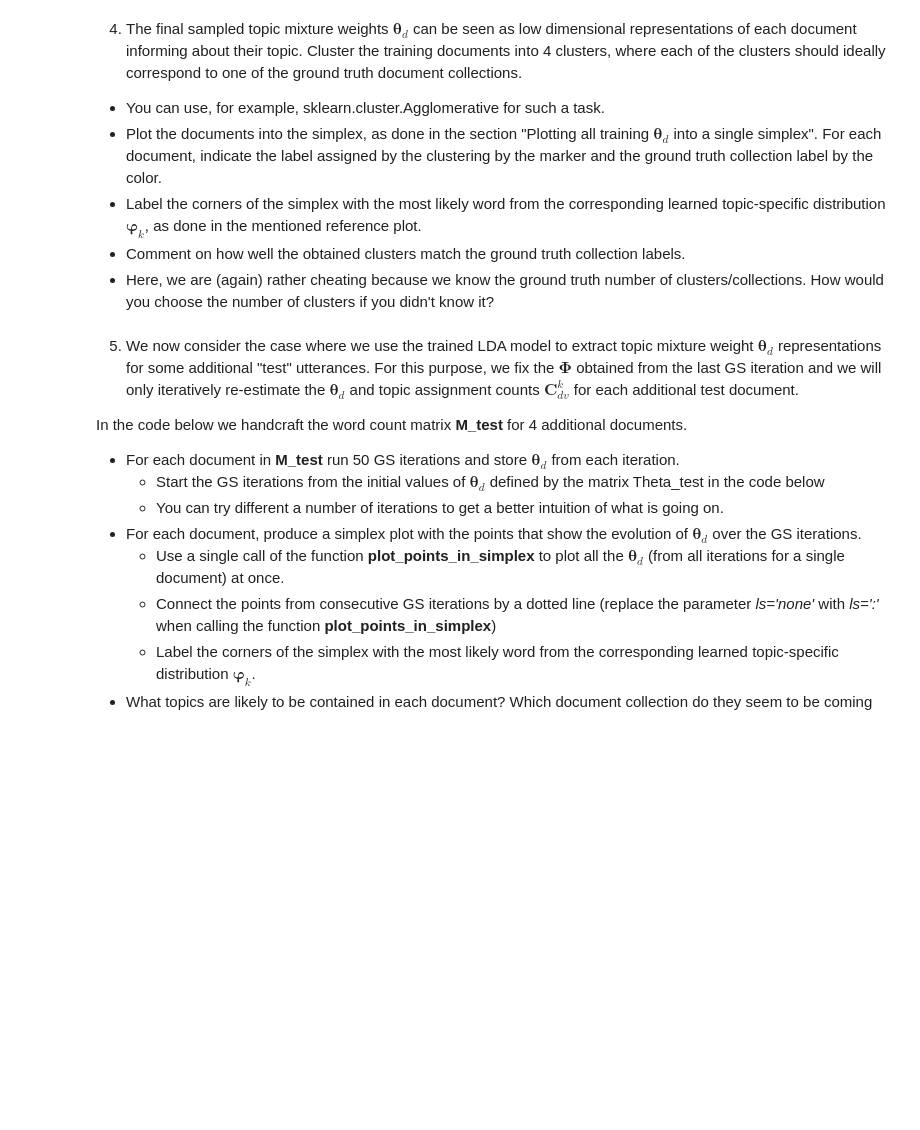
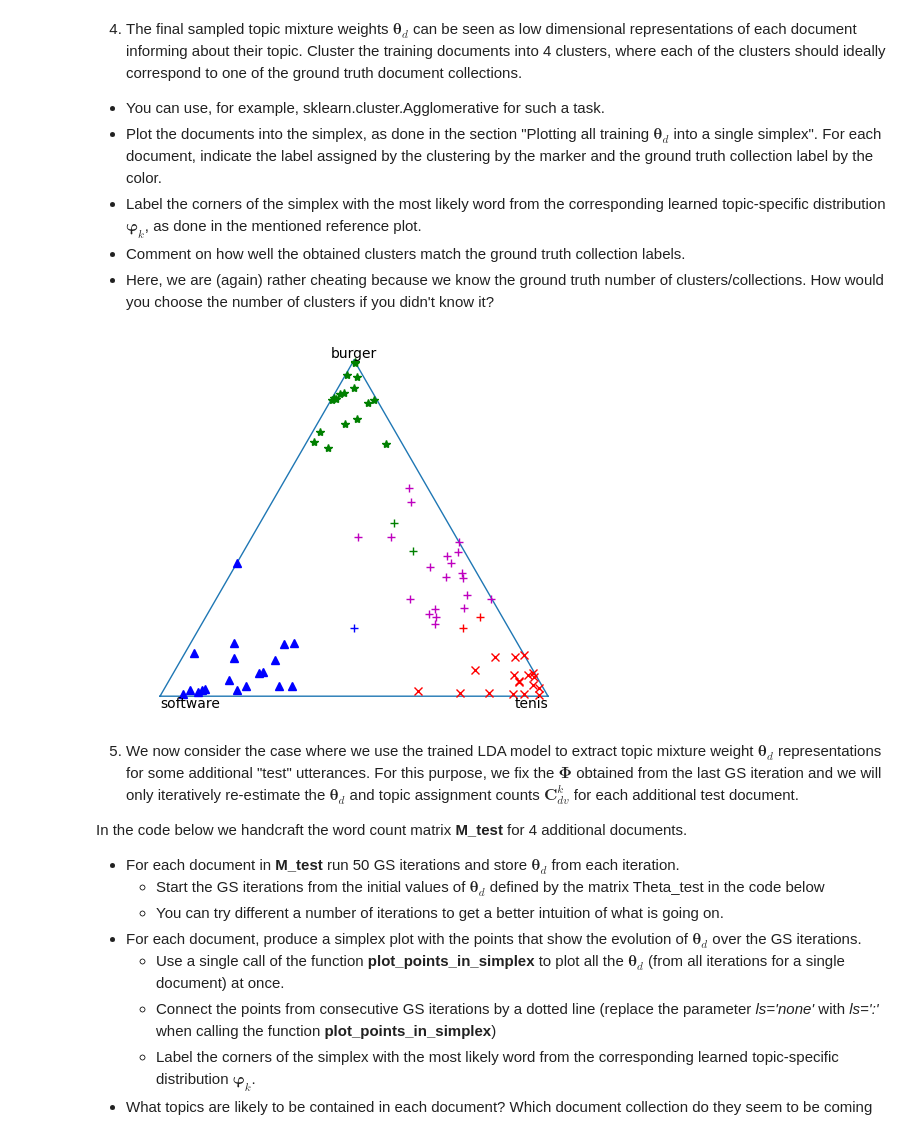
Before and after one commit to TomasBeranek/but-baya-project, a Jupyter notebook: BAYa_Assignment2022.ipynb, the cells around one changed output. Saved outputs shown, nothing was run; the diff lists cells and outputs as text; code cells hidden in the pictures; blank space fills up the shorter version.

```diff
--- a/BAYa_Assignment2022.ipynb
+++ b/BAYa_Assignment2022.ipynb
@@ -333,3 +350,15 @@ for i in range(gs_iterations):
+# %%
+import sklearn.cluster as skc
+
+# Clustering of document representations
+document_labels = skc.AgglomerativeClustering(n_clusters=4).fit(Theta).labels_
+
+# Plot document representations into simplex
+plot_simplex([vocabulary[np.argmax(p)] for p in Phi])
+for i, t in enumerate(Theta):
+  plot_points_in_simplex(t, c=colors[collection_label[i]], ls='none', marker=markers[document_labels[i]])
+# %% [output]
+[figure, added]
 # %% [markdown]
 5. We now consider the case where we use the trained LDA model to extract topic mixture weight ${\boldsymbol\theta}_d$ representations for some additional "test" utterances. For this purpose, we fix the $\boldsymbol{\Phi}$ obtained from the last GS iteration and we will only iteratively re-estimate the $\boldsymbol{\theta}_d$ and topic assignment counts $\boldsymbol{C}_{dv}^k$ for each additional test document.
 
```
Also changed, not shown: parts of 12 cells of this notebook.
